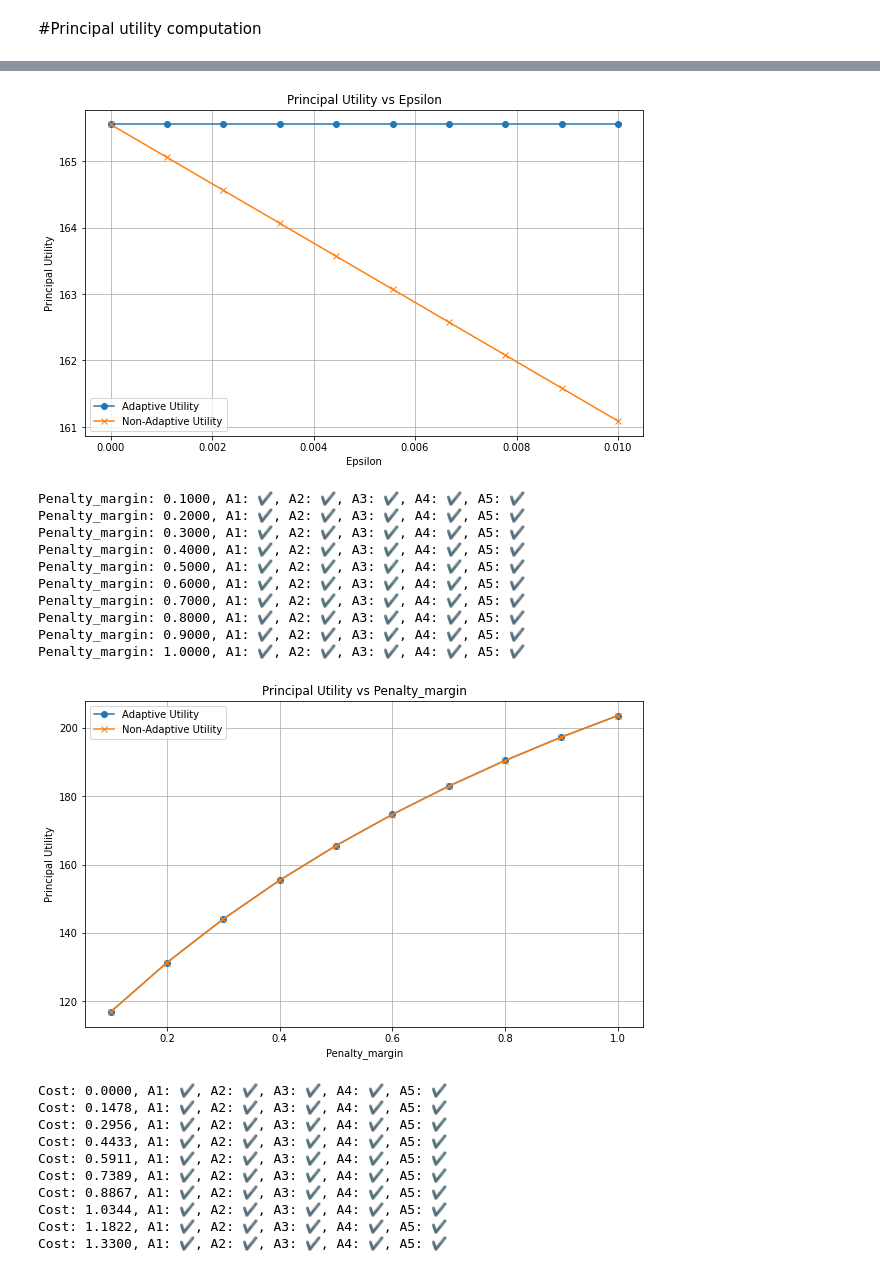
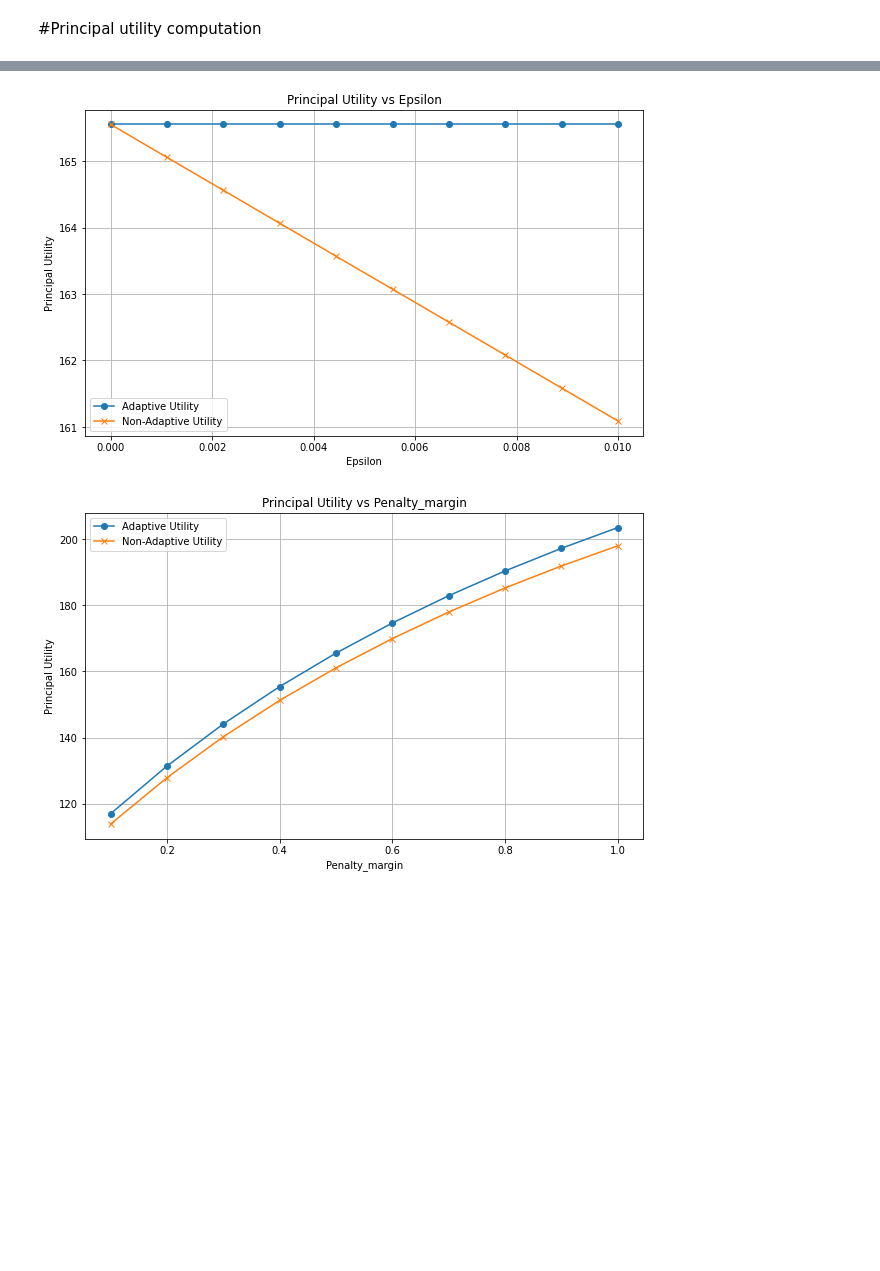
Before and after one commit to dasddassad/Optimally-Auditing-Adversarial-Agents, a Jupyter notebook: Audit simulation.ipynb, the cells around one changed output, grey strips where cells are left out. Drawn from its saved outputs; the diff is of its cells as text; code cells hidden in the pictures; blank space fills up the shorter version.

```diff
--- a/Audit simulation.ipynb
+++ b/Audit simulation.ipynb
@@ -78,17 +92,30 @@ def optimal_adaptive_policy(type_dist, payments, penalties, cost, m, num_agents)
                 optimal_audit_vector = audit_vector.copy()
     return best_utility, optimal_audit_vector
 # %%
-def verify_assumptions(payments, penalties, cost, type_dist):
+# Verify assumptions explicitly as per paper
+def verify_assumptions(payments, penalties, cost, type_dist, audit_vector, epsilon=None):
     A1 = np.all(cost <= penalties)
     A2 = np.all(np.diff(payments) / payments[:-1] >= np.diff(penalties) / penalties[:-1])
     A3 = np.all(np.diff(payments) >= 0)
     A4 = np.all(penalties >= payments)
     A5 = np.isclose(np.sum(type_dist), 1)
-    return A1, A2, A3, A4, A5
+
+    if epsilon is not None:
+        min_payment_diff = np.min(np.diff(payments))
+        A6 = (0 < epsilon) and (epsilon < 0.5 * min_payment_diff)
+    else:
+        A6 = True
+
+    # Check validity explicitly for the optimal audit vector
+    A7 = np.all((audit_vector >= 0) & (audit_vector <= 1))
+
+    return A1, A2, A3, A4, A5, A6, A7
 # %%
 def run_simulation_varying_param(param_name, param_values, fixed_values):
     results_adaptive = []
     results_non_adaptive = []
+
+    violation_reported = False
 
     for param in param_values:
         # Set parameters
@@ -109,17 +136,24 @@ def run_simulation_varying_param(param_name, param_values, fixed_values):
         num_agents, m, type_dist, payments, penalties = initialize_parameters(penalty_margin=penalty_margin)
 
         # Run adaptive and non-adaptive policies
-        adaptive_utility, _ = optimal_adaptive_policy(type_dist, payments, penalties, cost, m, num_agents)
-        non_adaptive_utility, _ = optimal_non_adaptive_policy(type_dist, payments, penalties, cost, m, num_agents, epsilon)
+        adaptive_utility, audit_vector_ad = optimal_adaptive_policy(type_dist, payments, penalties, cost, m, num_agents)
+        non_adaptive_utility, audit_vector_na = optimal_non_adaptive_policy(type_dist, payments, penalties, cost, m, num_agents, epsilon)
 
         results_adaptive.append(adaptive_utility)
         results_non_adaptive.append(non_adaptive_utility)
 
-        # Verify assumptions
-        A1, A2, A3, A4, A5 = verify_assumptions(payments, penalties, cost, type_dist)
-        print(f"{param_name.capitalize()}: {param:.4f}, A1: {'✔️' if A1 else '❌'}, A2: {'✔️' if A2 else '❌'}, A3: {'✔️' if A3 else '❌'}, A4: {'✔️' if A4 else '❌'}, A5: {'✔️' if A5 else '❌'}")
+        if not violation_reported:
+            A1, A2, A3, A4, A5, A6, A7_na = verify_assumptions(payments, penalties, cost, type_dist, audit_vector_na, epsilon)
+            _, _, _, _, _, _, A7_ad = verify_assumptions(payments, penalties, cost, type_dist, audit_vector_ad, epsilon=0)
 
-    # Plot results
+            if not (A1 and A2 and A3 and A4 and A5 and A6 and A7_na):
+                print(f"Warning: Non-adaptive assumptions violated at {param_name}={param}")
+                violation_reported = True
+
+            if not (A1 and A2 and A3 and A4 and A5 and A7_ad):
+                print(f"Warning: Adaptive assumptions violated at {param_name}={param}")
+                violation_reported = True
+
     plot_results(param_values, results_adaptive, results_non_adaptive, param_name)
 
 # Plotting function
@@ -142,9 +176,9 @@ if __name__ == "__main__":
 
     # Example: vary penalty_margin
     penalty_values = np.linspace(0.1, 1.0, 10)
-    run_simulation_varying_param('penalty_margin', penalty_values, {'cost': 1.0, 'epsilon': 1e-4})
+    run_simulation_varying_param('penalty_margin', penalty_values, {'cost': 1.0, 'epsilon': 1e-2})
 
     # Example: vary cost
     cost_values = np.linspace(0, 1.33, 10)
-    run_simulation_varying_param('cost', cost_values, {'epsilon': 1e-4, 'penalty_margin': 0.5})
+    run_simulation_varying_param('cost', cost_values, {'epsilon': 1e-2, 'penalty_margin': 0.5})
 # %% [output]
@@ -161,22 +186,2 @@ Epsilon: 0.0100, A1: ✔️, A2: ✔️, A3: ✔️, A4: ✔️, A5: ✔️
 [figure]
-Penalty_margin: 0.1000, A1: ✔️, A2: ✔️, A3: ✔️, A4: ✔️, A5: ✔️
-Penalty_margin: 0.2000, A1: ✔️, A2: ✔️, A3: ✔️, A4: ✔️, A5: ✔️
-Penalty_margin: 0.3000, A1: ✔️, A2: ✔️, A3: ✔️, A4: ✔️, A5: ✔️
-Penalty_margin: 0.4000, A1: ✔️, A2: ✔️, A3: ✔️, A4: ✔️, A5: ✔️
-Penalty_margin: 0.5000, A1: ✔️, A2: ✔️, A3: ✔️, A4: ✔️, A5: ✔️
-Penalty_margin: 0.6000, A1: ✔️, A2: ✔️, A3: ✔️, A4: ✔️, A5: ✔️
-Penalty_margin: 0.7000, A1: ✔️, A2: ✔️, A3: ✔️, A4: ✔️, A5: ✔️
-Penalty_margin: 0.8000, A1: ✔️, A2: ✔️, A3: ✔️, A4: ✔️, A5: ✔️
-Penalty_margin: 0.9000, A1: ✔️, A2: ✔️, A3: ✔️, A4: ✔️, A5: ✔️
-Penalty_margin: 1.0000, A1: ✔️, A2: ✔️, A3: ✔️, A4: ✔️, A5: ✔️
-[figure, old version]
+[figure, new version]
-Cost: 0.0000, A1: ✔️, A2: ✔️, A3: ✔️, A4: ✔️, A5: ✔️
-Cost: 0.1478, A1: ✔️, A2: ✔️, A3: ✔️, A4: ✔️, A5: ✔️
-Cost: 0.2956, A1: ✔️, A2: ✔️, A3: ✔️, A4: ✔️, A5: ✔️
-Cost: 0.4433, A1: ✔️, A2: ✔️, A3: ✔️, A4: ✔️, A5: ✔️
-Cost: 0.5911, A1: ✔️, A2: ✔️, A3: ✔️, A4: ✔️, A5: ✔️
-Cost: 0.7389, A1: ✔️, A2: ✔️, A3: ✔️, A4: ✔️, A5: ✔️
-Cost: 0.8867, A1: ✔️, A2: ✔️, A3: ✔️, A4: ✔️, A5: ✔️
-Cost: 1.0344, A1: ✔️, A2: ✔️, A3: ✔️, A4: ✔️, A5: ✔️
-Cost: 1.1822, A1: ✔️, A2: ✔️, A3: ✔️, A4: ✔️, A5: ✔️
-Cost: 1.3300, A1: ✔️, A2: ✔️, A3: ✔️, A4: ✔️, A5: ✔️
```
Also changed, not shown: parts of 7 cells of this notebook.
